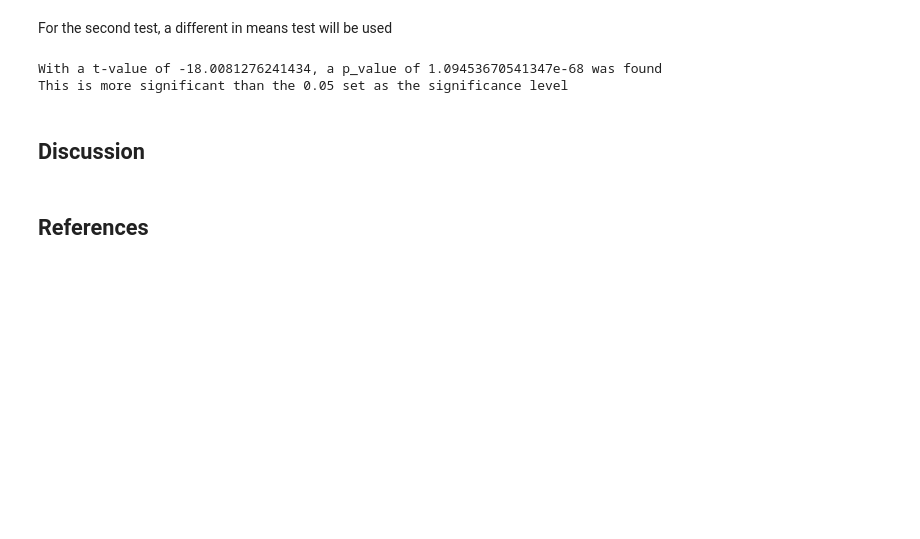
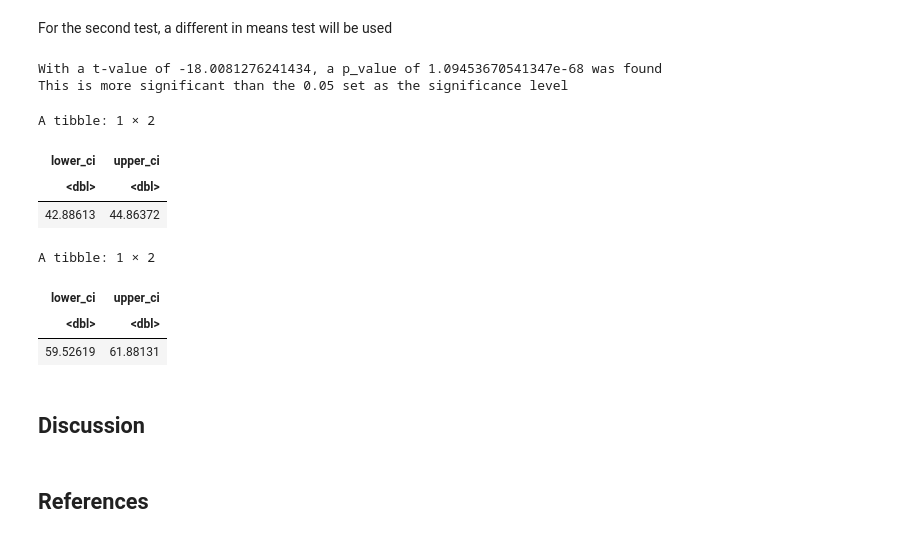
Before and after one commit to Lucien950/stat-201-group-15, a Jupyter notebook: project_proposal.ipynb, the cells around one changed output. Cells and saved outputs as stored; diff of their text form; code cells hidden in the pictures; blank space fills up the shorter version.

```diff
--- a/project_proposal.ipynb
+++ b/project_proposal.ipynb
@@ -292,6 +297,27 @@ print(str_glue("This is{if(t2_p < alpha) '' else ' not'} more significant than t
 # %% [output]
 With a t-value of -18.0081276241434, a p_value of 1.09453670541347e-68 was found
 This is more significant than the 0.05 set as the significance level
+# %%
+t2_grade_0_summary %>%
+    summarize(
+        lower_ci = qt(0.05, t2_df) * age_sd / sqrt(grade_n) + age_mu,
+        upper_ci = qt(0.95, t2_df) * age_sd / sqrt(grade_n) + age_mu
+    )
+
+t2_grade_1_summary %>%
+    summarize(
+        lower_ci = qt(0.05, t2_df) * age_sd / sqrt(grade_n) + age_mu,
+        upper_ci = qt(0.95, t2_df) * age_sd / sqrt(grade_n) + age_mu
+    )
+# %% [output]
+A tibble: 1 × 2
+| lower_ci | upper_ci |
+| <dbl> | <dbl> |
+| 42.88613 | 44.86372 |
+A tibble: 1 × 2
+| lower_ci | upper_ci |
+| <dbl> | <dbl> |
+| 59.52619 | 61.88131 |
 # %% [markdown]
 ## Discussion
 # %% [markdown]
```
Also changed, not shown: parts of 8 cells of this notebook.
